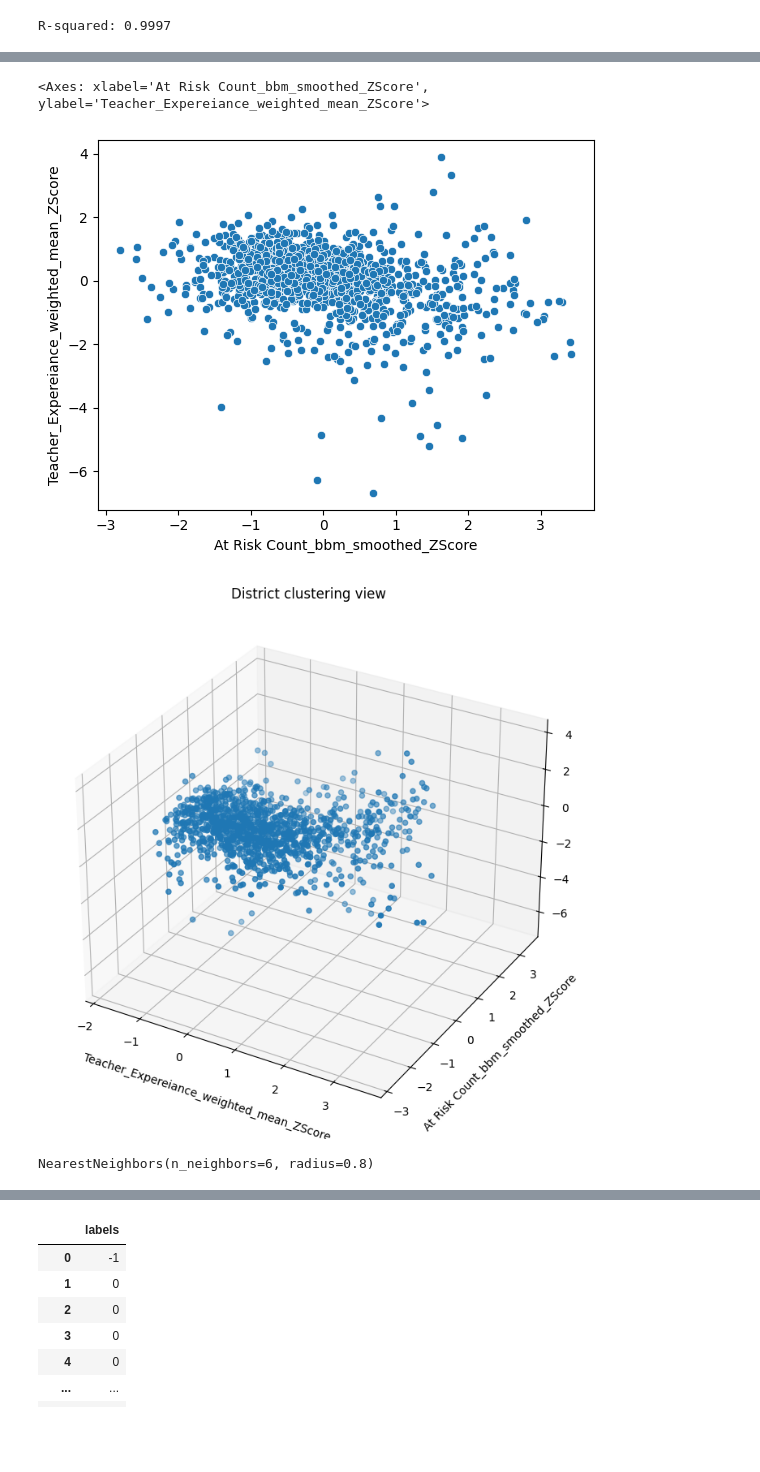
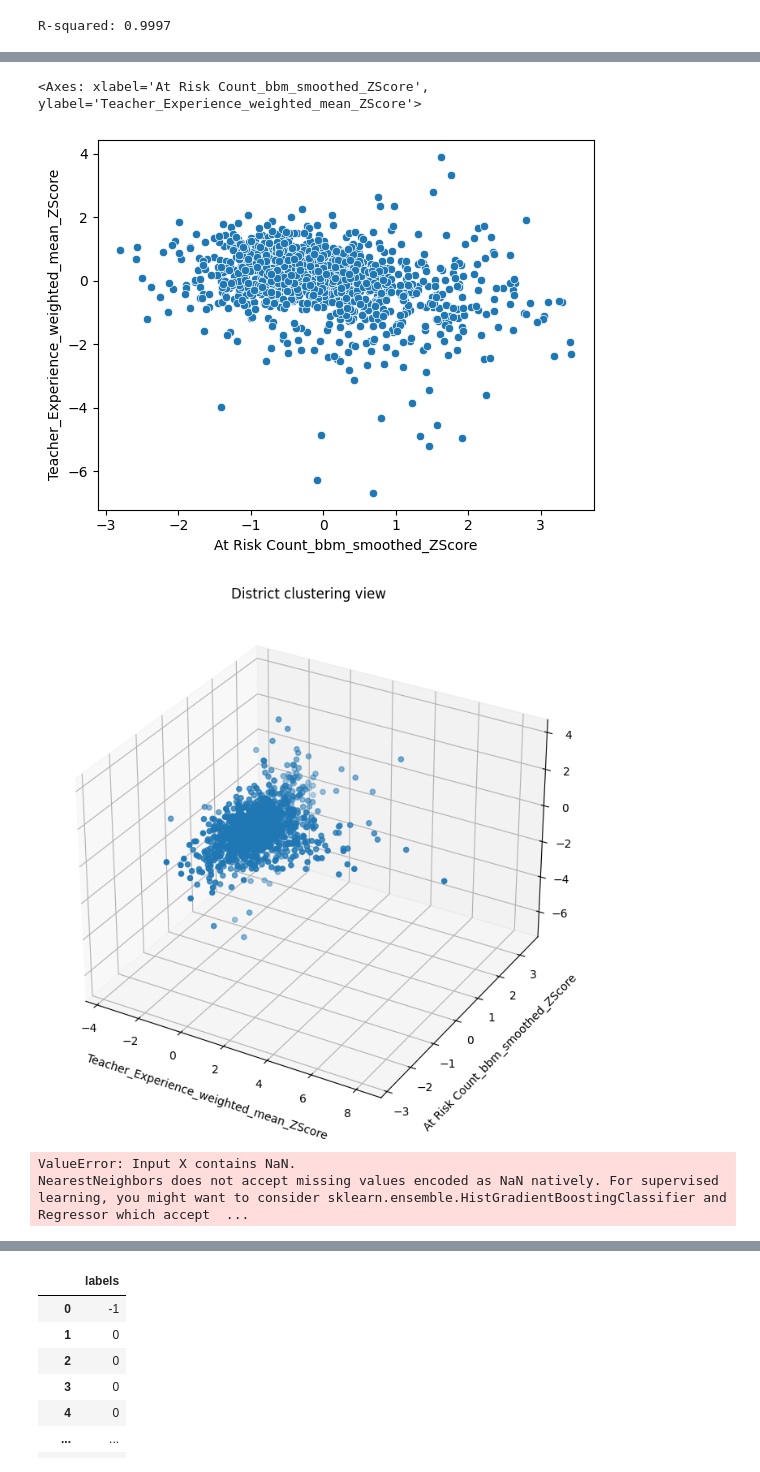
Before and after one commit to CristianS-D/Texas-Education-Data-Analysis, a Jupyter notebook: Clustering.ipynb, the cells around one changed output, grey strips where cells are left out. Drawn from its saved outputs; the diff is of its cells as text; code cells hidden in the pictures; blank space fills up the shorter version.

```diff
--- a/Clustering.ipynb
+++ b/Clustering.ipynb
@@ -372,0 +376,23 @@ student_df_1 = zscore(student_df_1, student_zscore)
+# %%
+staff_experience_dict = {
+       'Teacher Beginning Full Time Equiv Count_bbm_smoothed':1,
+       'Teacher 1-5 Years Full Time Equiv Count_bbm_smoothed':2.5,
+       'Teacher 6-10 Years Full Time Equiv Count_bbm_smoothed': 8.5,
+       'Teacher 11-20 Years Full Time Equiv Count_bbm_smoothed': 15,
+       'Teacher 21-30 Years Full Time Equiv Count_bbm_smoothed': 25,
+       'Teacher > 30 Years Full Time Equiv Count_bbm_smoothed': 30
+}
+
+staff_experience_col_list = [
+       'Teacher Beginning Full Time Equiv Count_bbm_smoothed',
+       'Teacher 1-5 Years Full Time Equiv Count_bbm_smoothed',
+       'Teacher 6-10 Years Full Time Equiv Count_bbm_smoothed',
+       'Teacher 11-20 Years Full Time Equiv Count_bbm_smoothed',
+       'Teacher 21-30 Years Full Time Equiv Count_bbm_smoothed',
+       'Teacher > 30 Years Full Time Equiv Count_bbm_smoothed']
+# %%
+
+staff_df_1 = weighted_mean_variance(staff_df_1, staff_experience_dict ,staff_experience_col_list, "Teacher_Experience" )
+
+staff_df_1 = zscore(staff_df_1, ['Teacher_Experience_weighted_mean', 'Teacher_Experience_weighted_variance'])
+staff_df_1
@@ -373,4 +413,7 @@ student_df_1 = zscore(student_df_1, student_zscore)
 # %%
-student_df_1.columns
-#staff_df_1.columns
+merged_df = pd.merge(student_df_1, staff_df_1, on="YearDistrict ID", )
+merged_df["student_teacher_ratio"] = merged_df['Teacher Total Full Time Equiv Count']/merged_df['All Students Count']
+merged_df.rename(columns={'DISTRICT_x':'DISTRICT','Year_x':"Year"}, inplace=True)
+merged_df =  zscore(merged_df, columns="student_teacher_ratio")
+merged_df.head(3)
 # %% [output]
@@ -649,0 +843,4 @@ clustering_df = clustering_df[['YearDistrict ID', 'DISTRICT_x', 'Year_x','studen
+# %%
+clustering_df_24 = merged_df[merged_df['Year']=='2024']
+clustering_df_24.head(2)
+clustering_df_24 = clustering_df_24[['YearDistrict ID', 'DISTRICT', 'Year','student_teacher_ratio_ZScore', 'student_ethnicity_euclidean_distance_ZScore','At Risk Count_bbm_smoothed_ZScore','Econ Disadv Count_bbm_smoothed_ZScore', 'Teacher_Experience_weighted_mean_ZScore', 'Teacher_Experience_weighted_variance_ZScore']].reset_index(drop=True)
@@ -672,46 +874,47 @@ clustering_df
 # %%
 sns.scatterplot(
-    data=clustering_df,
+    data=clustering_df_24,
     #x='student_ethnicity_hhi',
     x='At Risk Count_bbm_smoothed_ZScore',
-    y='Teacher_Expereiance_weighted_mean_ZScore',
+    y='Teacher_Experience_weighted_mean_ZScore',
 
     #y='student_ethnicity_euclidean_distance',
     #hue=pd.qcut(student_24['All Students Count'], q=6)
 )
 # %% [output]
-<Axes: xlabel='At Risk Count_bbm_smoothed_ZScore', ylabel='Teacher_Expereiance_weighted_mean_ZScore'>
+<Axes: xlabel='At Risk Count_bbm_smoothed_ZScore', ylabel='Teacher_Experience_weighted_mean_ZScore'>
-[figure, old version]
+[figure, new version]
 # %%
 fig = plt.figure(figsize=(10, 7))
 ax = fig.add_subplot(111, projection='3d')
 
 y= 'At Risk Count_bbm_smoothed_ZScore'
-z = 'Teacher_Expereiance_weighted_mean_ZScore'
-x = 'student_ethnicity_euclidean_distance_ZScore'
+z = 'Teacher_Experience_weighted_mean_ZScore'
+x = 'student_teacher_ratio_ZScore'
 
 scatter = ax.scatter(
     #student_24['student_ethnicity_euclidean_distance'],
-    clustering_df[x],
-    clustering_df[y],
-    clustering_df[z],
+    clustering_df_24[x],
+    clustering_df_24[y],
+    clustering_df_24[z],
 )
 
 ax.set_zlabel(z, labelpad=10)
 ax.set_ylabel(y, labelpad=10)
 ax.set_xlabel(z, labelpad=10)
 ax.set_title('District clustering view')
 
 plt.tight_layout()
 plt.show()
 # %% [output]
-[figure, old version]
+[figure, new version]
 # %%
 # Defining nearest neighbors to get
 neigh = sklearn.neighbors.NearestNeighbors(n_neighbors=6, radius=0.8)
-neigh.fit(clustering_df[['At Risk Count_bbm_smoothed_ZScore','Econ Disadv Count_bbm_smoothed_ZScore', 'Teacher_Expereiance_weighted_mean_ZScore']])
+neigh.fit(clustering_df_24[['At Risk Count_bbm_smoothed_ZScore','Econ Disadv Count_bbm_smoothed_ZScore', 'Teacher_Experience_weighted_mean_ZScore', 'student_teacher_ratio_ZScore']])
 # %% [output]
-NearestNeighbors(n_neighbors=6, radius=0.8)
+ValueError: Input X contains NaN.
+NearestNeighbors does not accept missing values encoded as NaN natively. For supervised learning, you might want to consider sklearn.ensemble.HistGradientBoostingClassifier and Regressor which accept  ...
 # %%
 eps = 0.3
 min_samples = 6
```
Also changed, not shown: parts of 24 cells of this notebook.
